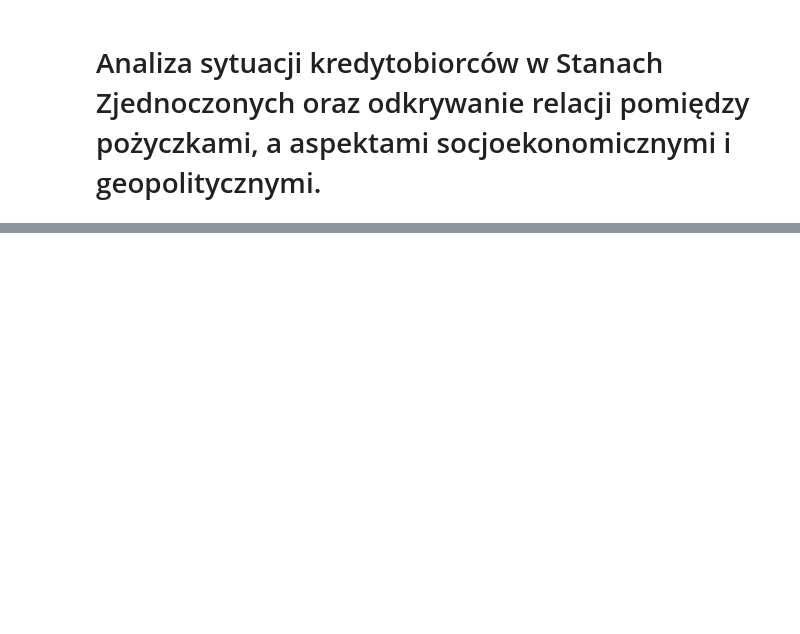
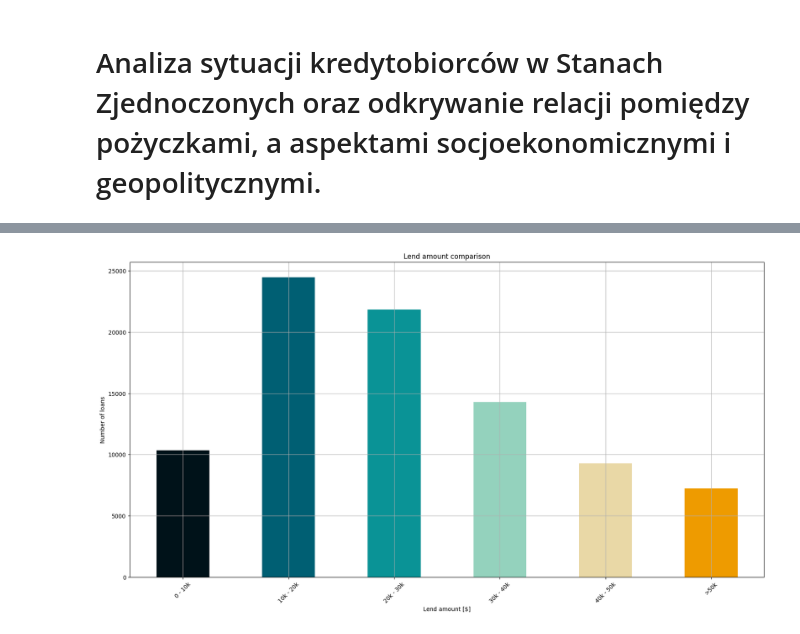
Before and after one commit to applesoju/MAiED, a Jupyter notebook: maied.ipynb, the cells around one changed output, grey strips where cells are left out. Cells and saved outputs as stored; diff of their text form; code cells hidden in the pictures; blank space fills up the shorter version.

```diff
--- a/maied.ipynb
+++ b/maied.ipynb
@@ -28,17 +45,19 @@ axs = ax.set_xticklabels(yi_xlabels)
 # %%
 # Lend amount ASC
 
 la_xlabels = ['0 - 10k', '10k - 20k', '20k - 30k', '30k - 40k', '40k - 50k', '>50k']
 
 out = pd.cut(df['Lend_Amount'], bins=[0, 1e4, 2e4, 3e4, 4e4, 5e4, 6e4], include_lowest=True)
 ax = out.value_counts(sort=False).plot.bar(rot=45,
-                                           figsize=(12,8),
+                                           figsize=(20, 10),
                                            title='Lend amount comparison',
                                            xlabel='Lend amount [$]',
                                            ylabel='Number of loans',
                                            grid=True,
                                            color=colors)
 axs = ax.set_xticklabels(la_xlabels)
+# %% [output]
+[figure, added]
 # %%
 # Experience counts
 
```
Also changed, not shown: parts of 11 cells of this notebook.
